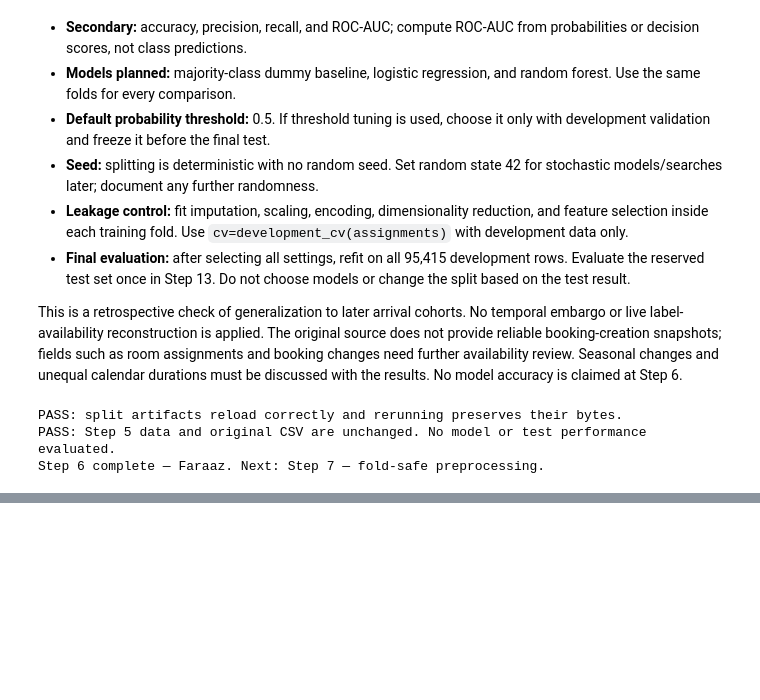
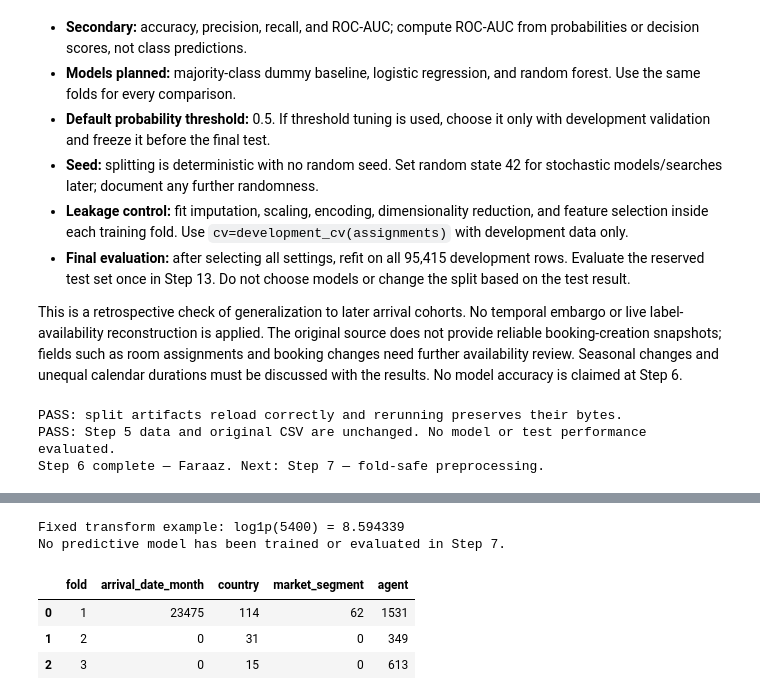
Before and after one commit to faraaz1027-cloud/cse437-hotel-cancellation-15, a Jupyter notebook: notebooks/02_preprocessing.ipynb, the cells around one changed output, grey strips where cells are left out. Cells and saved outputs as stored; diff of their text form; code cells hidden in the pictures; blank space fills up the shorter version.

```diff
--- a/notebooks/02_preprocessing.ipynb
+++ b/notebooks/02_preprocessing.ipynb
@@ -317,0 +407,22 @@ Step 6 complete — Faraaz. Next: Step 7 — fold-safe preprocessing.
+# %%
+display(pd.DataFrame([{
+    'fold': f['fold'],
+    **{col: f['validation_unseen_category_rows_by_field'][col]
+       for col in ['arrival_date_month', 'country', 'market_segment', 'agent']}
+} for f in preprocessing_summary['folds']]))
+display(pd.DataFrame([{
+    'fold': f['fold'], 'train_zero_ADR_retained': f['training_zero_adr_retained'],
+    'validation_zero_ADR_retained': f['validation_zero_adr_retained'],
+    'train_ADR_above_1000_retained': f['training_adr_above_1000_retained'],
+    'validation_ADR_above_1000_retained': f['validation_adr_above_1000_retained']
+} for f in preprocessing_summary['folds']]))
+assert np.isfinite(np.log1p(5400))
+print('Fixed transform example: log1p(5400) =', round(float(np.log1p(5400)), 6))
+print('No predictive model has been trained or evaluated in Step 7.')
+# %% [output]
+Fixed transform example: log1p(5400) = 8.594339
+No predictive model has been trained or evaluated in Step 7.
+|  | fold | arrival_date_month | country | market_segment | agent |
+| 0 | 1 | 23475 | 114 | 62 | 1531 |
+| 1 | 2 | 0 | 31 | 0 | 349 |
+| 2 | 3 | 0 | 15 | 0 | 613 |
```
Also changed, not shown: parts of 10 cells of this notebook, 10 other files.
